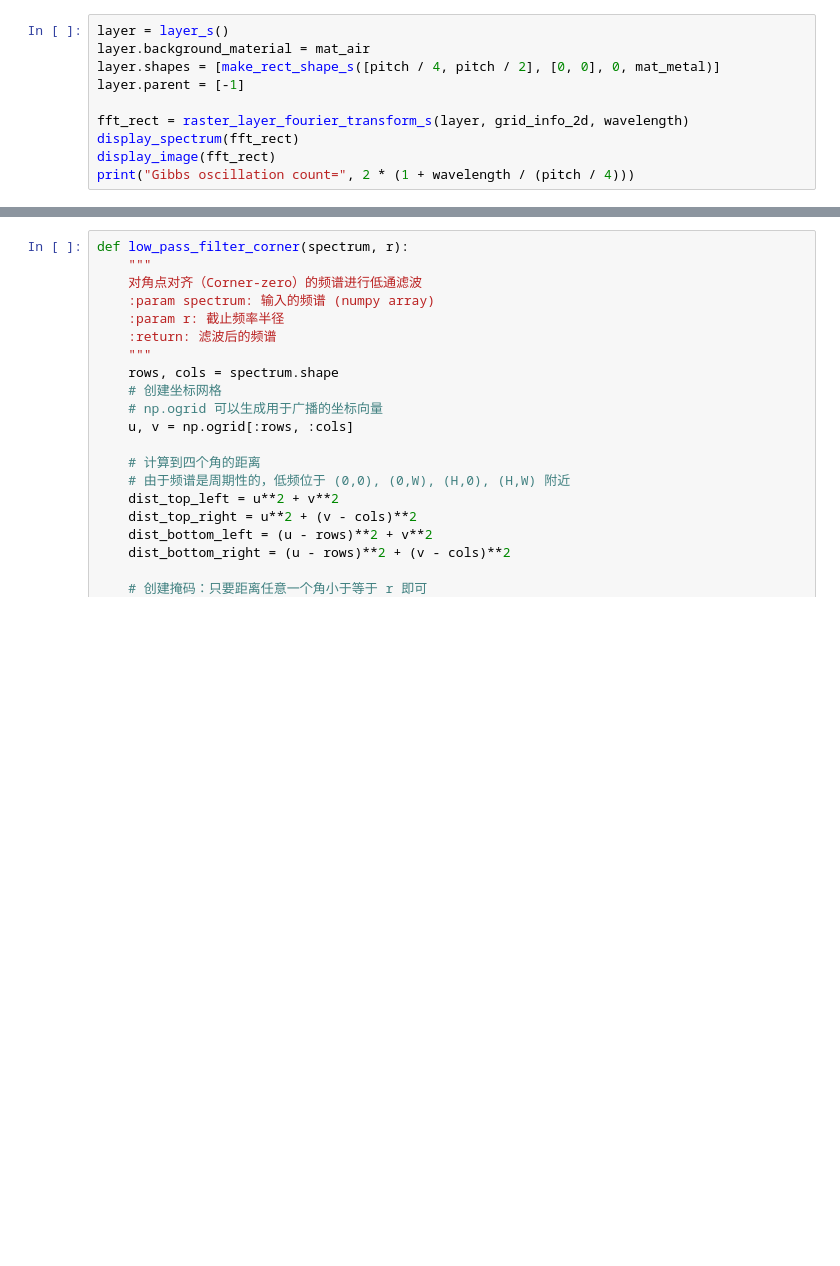
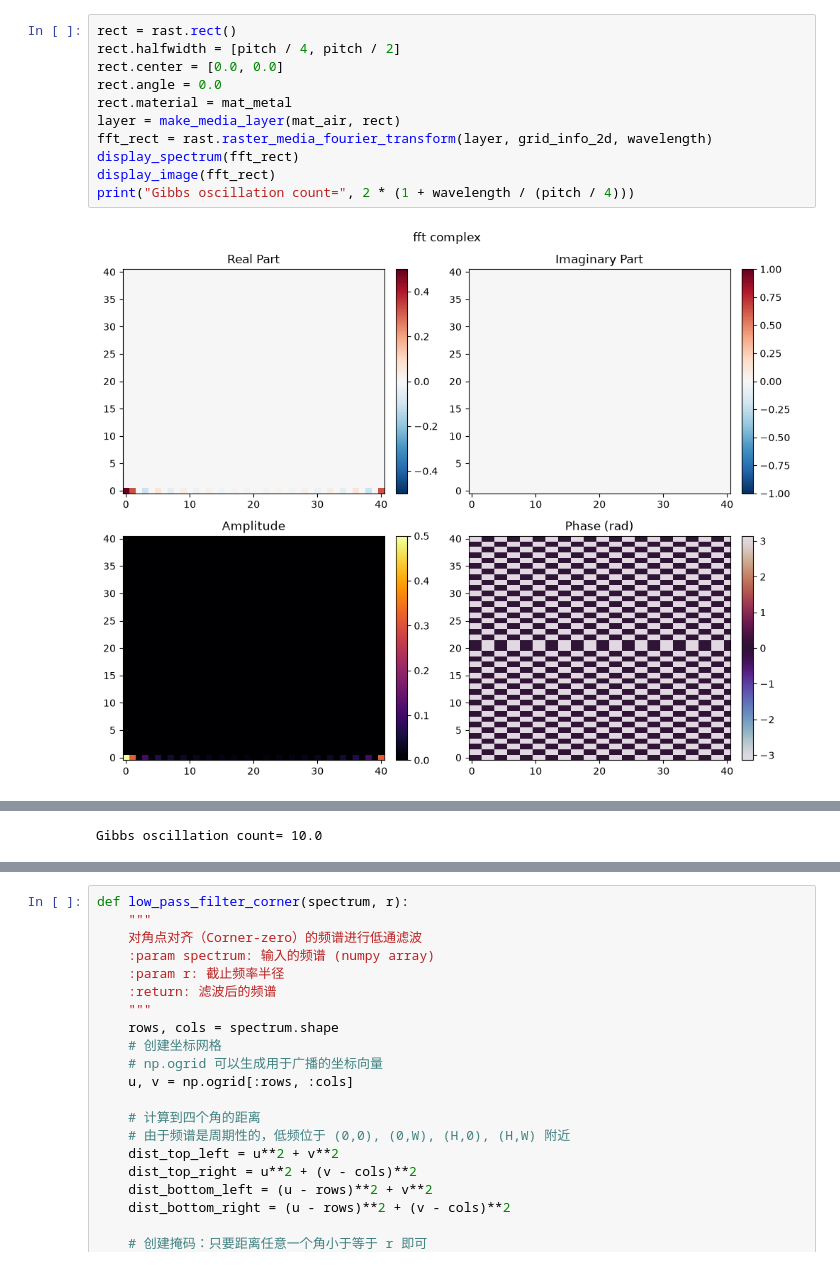
Before and after one commit to likooooo/simulation_assets, a Jupyter notebook: ipynb/simulation/SO/source_optimiaztion.ipynb, the cells around one changed output, grey strips where cells are left out. Cells and saved outputs as stored; diff of their text form; blank space fills up the shorter version.

```diff
--- a/ipynb/simulation/SO/source_optimiaztion.ipynb
+++ b/ipynb/simulation/SO/source_optimiaztion.ipynb
@@ -64,10 +78,13 @@ nearfield = display_image(fft_circle)
 # %%
-layer = layer_s()
-layer.background_material = mat_air
-layer.shapes = [make_rect_shape_s([pitch / 4, pitch / 2], [0, 0], 0, mat_metal)]
-layer.parent = [-1]
-
-fft_rect = raster_layer_fourier_transform_s(layer, grid_info_2d, wavelength)
+rect = rast.rect()
+rect.halfwidth = [pitch / 4, pitch / 2]
+rect.center = [0.0, 0.0]
+rect.angle = 0.0
+rect.material = mat_metal
+layer = make_media_layer(mat_air, rect)
+fft_rect = rast.raster_media_fourier_transform(layer, grid_info_2d, wavelength)
 display_spectrum(fft_rect)
 display_image(fft_rect)
 print("Gibbs oscillation count=", 2 * (1 + wavelength / (pitch / 4)))
+# %% [output]
+[figure, added]
@@ -74,2 +92,3 @@ print("Gibbs oscillation count=", 2 * (1 + wavelength / (pitch / 4)))
+Gibbs oscillation count= 10.0
 # %%
 n = pitch / 6
```
Also changed, not shown: parts of 13 cells of this notebook, 21 other files.
